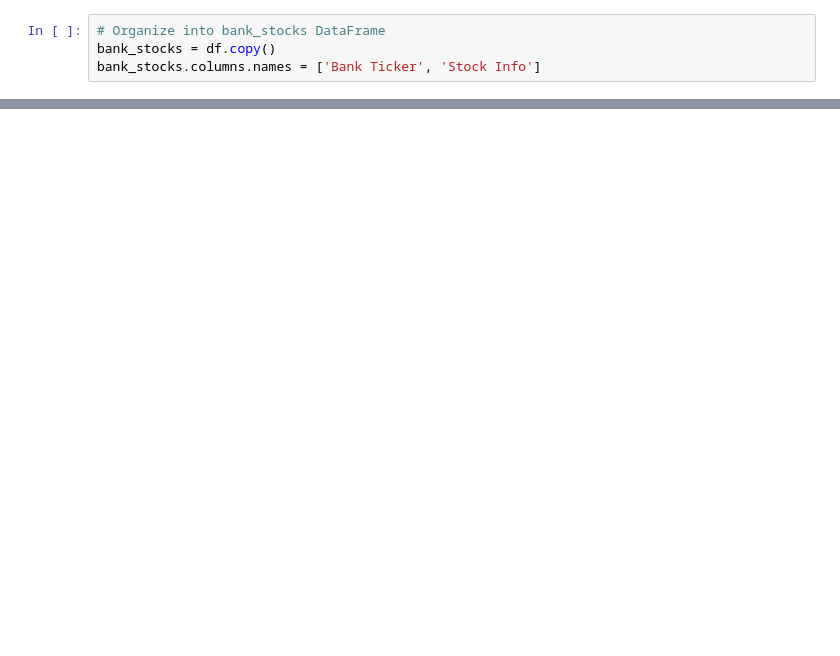
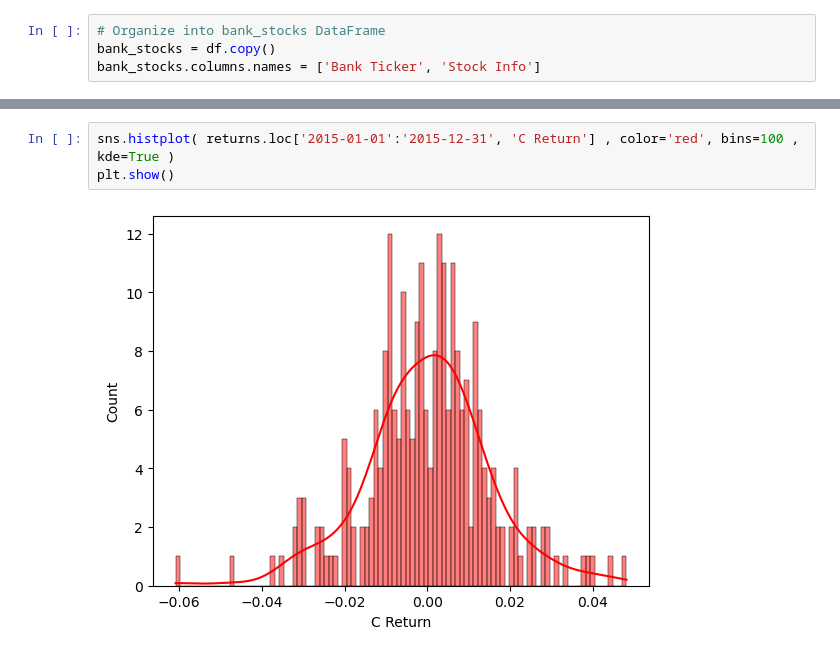
Before and after one commit to Ayushjain1610/Finance-Project, a Jupyter notebook: Finance Project.ipynb, the cells around one changed output, grey strips where cells are left out. Saved outputs shown, nothing was run; the diff lists cells and outputs as text; blank space fills up the shorter version.

```diff
--- a/Finance Project.ipynb
+++ b/Finance Project.ipynb
@@ -22,0 +131,5 @@ bank_stocks.head()
+# %%
+sns.histplot( returns.loc['2015-01-01':'2015-12-31', 'C Return'] , color='red', bins=100 , kde=True )
+plt.show()
+# %% [output]
+[figure, added]
```
Also changed, not shown: parts of 13 cells of this notebook.
